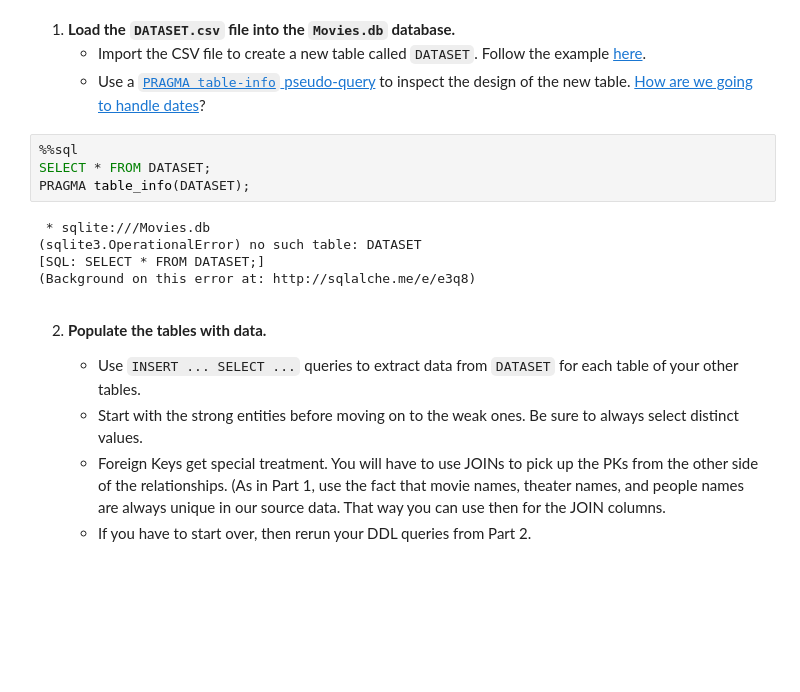
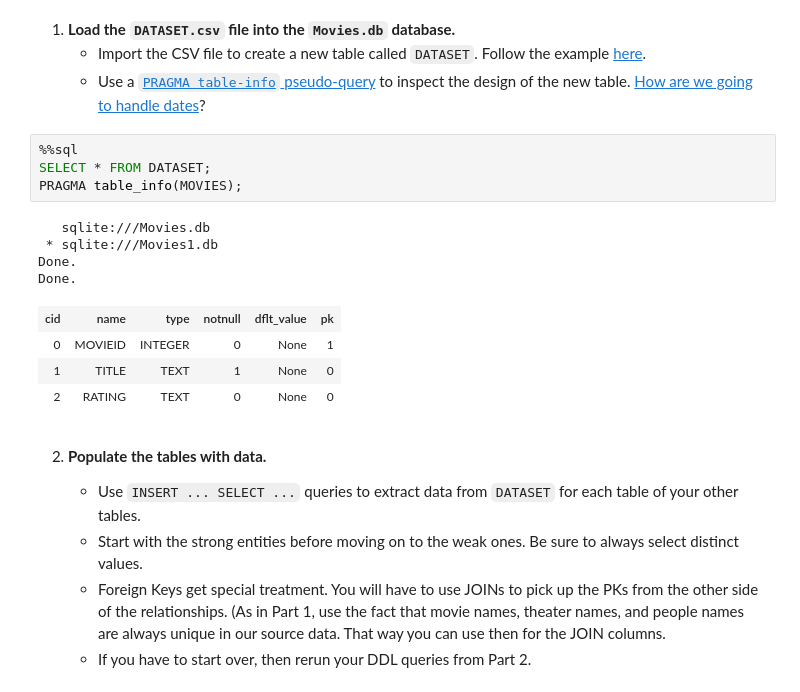
Before and after one commit to fairfield-ba510-spring2020/movies-tonight-bridgetweill, a Jupyter notebook: Part3.ipynb, the cells around one changed output. Cells and saved outputs as stored; diff of their text form; blank space fills up the shorter version.

```diff
--- a/Part3.ipynb
+++ b/Part3.ipynb
@@ -12,12 +14,16 @@
 # %%
 %%sql
 SELECT * FROM DATASET;
-PRAGMA table_info(DATASET);
+PRAGMA table_info(MOVIES);
 # %% [output]
- * sqlite:///Movies.db
-(sqlite3.OperationalError) no such table: DATASET
-[SQL: SELECT * FROM DATASET;]
-(Background on this error at: http://sqlalche.me/e/e3q8)
+   sqlite:///Movies.db
+ * sqlite:///Movies1.db
+Done.
+Done.
+| cid | name | type | notnull | dflt_value | pk |
+| 0 | MOVIEID | INTEGER | 0 | None | 1 |
+| 1 | TITLE | TEXT | 1 | None | 0 |
+| 2 | RATING | TEXT | 0 | None | 0 |
 # %% [markdown]
 2. **Populate the tables with data.**
 
```
Also changed, not shown: parts of 4 cells of this notebook, 5 other files.
